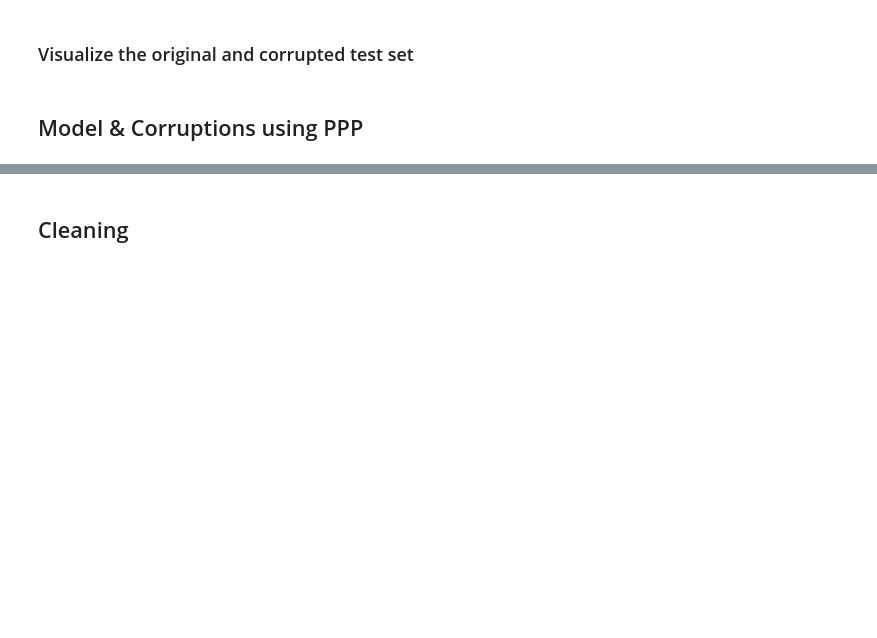
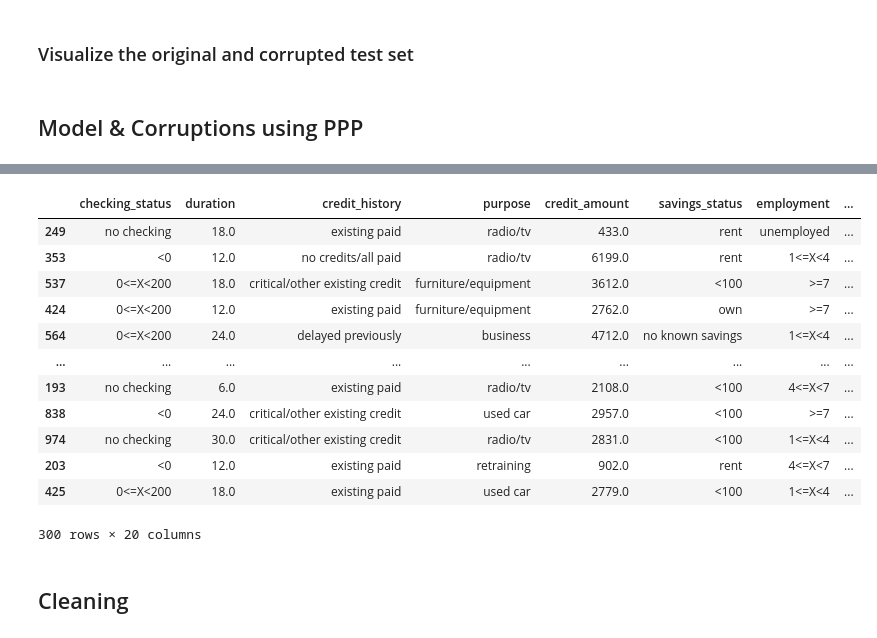
Before and after one commit to SharmaRupali/jenga, a Jupyter notebook: experimental_setup_refined_classes.ipynb, the cells around one changed output, grey strips where cells are left out. Drawn from its saved outputs; the diff is of its cells as text; code cells hidden in the pictures; blank space fills up the shorter version.

```diff
--- a/experimental_setup_refined_classes.ipynb
+++ b/experimental_setup_refined_classes.ipynb
@@ -88,7 +86,7 @@ plot_data(all_data)
 # %% [markdown]
 ### Get training and test sets
 # %%
-train_data, train_labels, test_data, test_labels = dataset.get_train_test_data()
+train_data, train_labels, test_data, test_labels = dataset.get_train_test_data(0.3)
 # %% [markdown]
 ## Model
 # %% [markdown]
@@ -437,3 +435,19 @@ Generating corrupted training data on 200 rows...
+# %%
+df_corrupted
+# %% [output]
+|  | checking_status | duration | credit_history | purpose | credit_amount | savings_status | employment | ... |
+| 249 | no checking | 18.0 | existing paid | radio/tv | 433.0 | rent | unemployed | ... |
+| 353 | <0 | 12.0 | no credits/all paid | radio/tv | 6199.0 | rent | 1<=X<4 | ... |
+| 537 | 0<=X<200 | 18.0 | critical/other existing credit | furniture/equipment | 3612.0 | <100 | >=7 | ... |
+| 424 | 0<=X<200 | 12.0 | existing paid | furniture/equipment | 2762.0 | own | >=7 | ... |
+| 564 | 0<=X<200 | 24.0 | delayed previously | business | 4712.0 | no known savings | 1<=X<4 | ... |
+| ... | ... | ... | ... | ... | ... | ... | ... | ... |
+| 193 | no checking | 6.0 | existing paid | radio/tv | 2108.0 | <100 | 4<=X<7 | ... |
+| 838 | <0 | 24.0 | critical/other existing credit | used car | 2957.0 | <100 | >=7 | ... |
+| 974 | no checking | 30.0 | critical/other existing credit | radio/tv | 2831.0 | <100 | 1<=X<4 | ... |
+| 203 | <0 | 12.0 | existing paid | retraining | 902.0 | rent | 4<=X<7 | ... |
+| 425 | 0<=X<200 | 18.0 | existing paid | used car | 2779.0 | <100 | 1<=X<4 | ... |
+300 rows × 20 columns
 # %% [markdown]
 ## Cleaning
 # %% [markdown]
```
Also changed, not shown: parts of 31 cells of this notebook.
